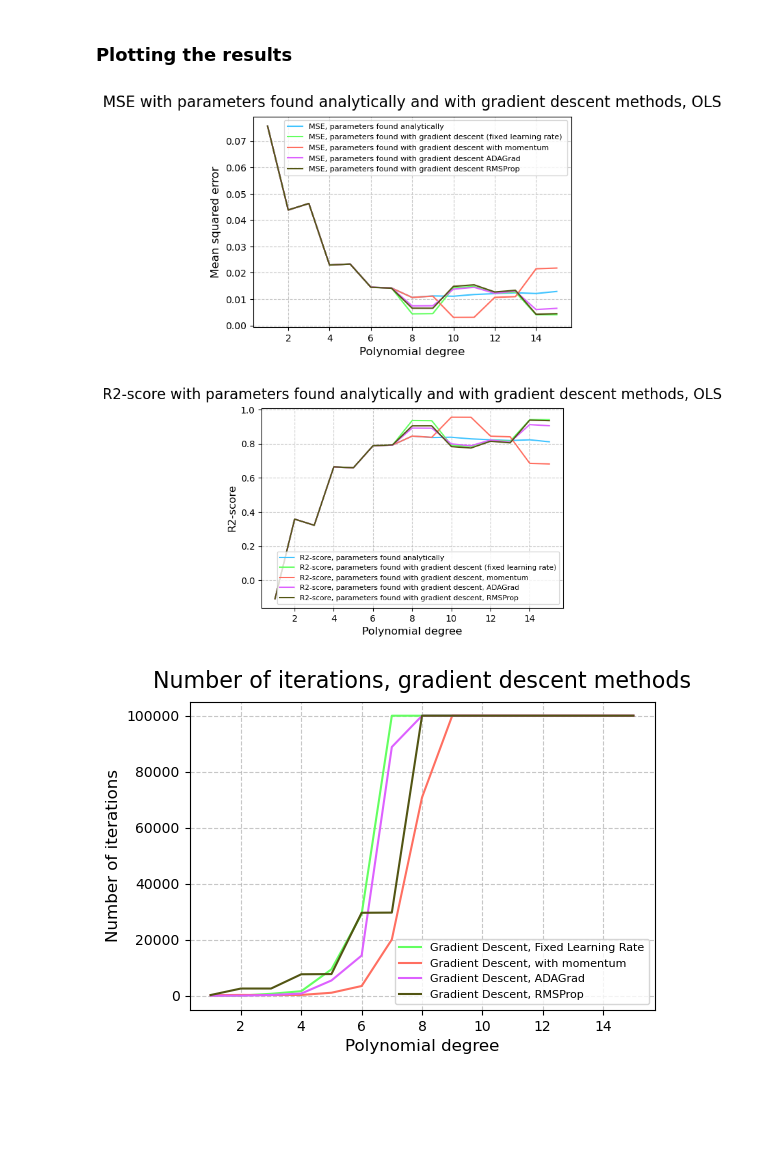
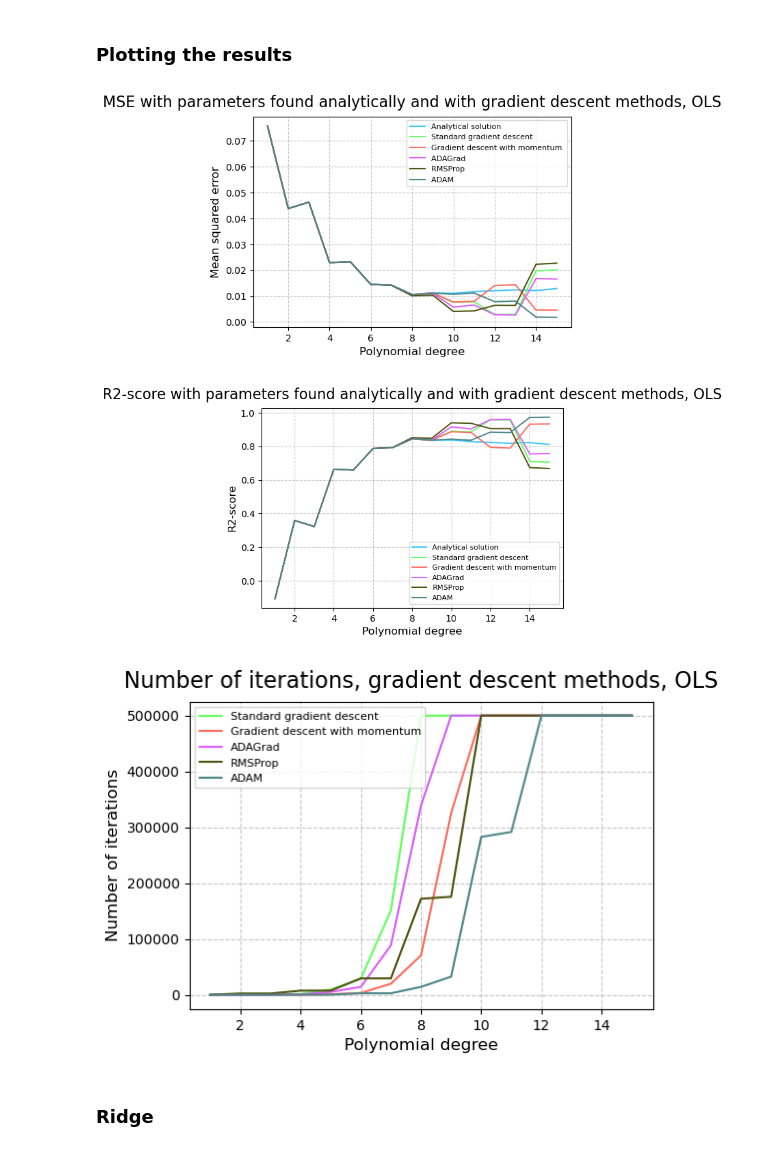
Before and after one commit to egil10/FYSSTK3155, a Jupyter notebook: PROJECT 1/Code/Exd_new.ipynb, the cells around one changed output. Cells and saved outputs as stored; diff of their text form; code cells hidden in the pictures; blank space fills up the shorter version.

```diff
--- a/PROJECT 1/Code/Exd_new.ipynb
+++ b/PROJECT 1/Code/Exd_new.ipynb
@@ -250,6 +364,7 @@ x, y, x_train, x_test, y_train, y_test, y_noisy = prepare_data(n=100)
 # Initialize variables:
 deg_max = 15
 eta = 1e-2
+num_iters = 500000
 
 # Lists for MSEs
 MSE_closed_form_OLS = []
@@ -290,20 +405,20 @@ for p in range(1, deg_max+1):
     # Compute parameters with gradient descent methods and analytical solutions
     beta_closed = OLS_parameters(X_train_s, y_train)
     # Fixed learning rate:
-    beta_gd_fixed_rate, t = gradient_descent_OLS(X_train_s, y_train, eta = 1e-1, num_iters=100000)
+    beta_gd_fixed_rate, t = gradient_descent_OLS(X_train_s, y_train, eta = 1e-1, num_iters=num_iters)
     num_iterations_gd_fixed_learning_rate_OLS.append(t)
     # With momentum:
-    beta_gd_momentum, t = momentum_gradient_descent_OLS(X_train_s, y_train, eta = 1e-1, momentum = 0.9, num_iters=100000)
+    beta_gd_momentum, t = momentum_gradient_descent_OLS(X_train_s, y_train, eta = 1e-1, momentum = 0.9, num_iters=num_iters)
     num_iterations_gd_momentum_OLS.append(t)
     # With ADAGrad:
-    beta_gd_ADAGrad, t = ADAGrad_gradient_descent_OLS(X_train_s, y_train, eta = 1e-1, num_iters=100000)
+    beta_gd_ADAGrad, t = ADAGrad_gradient_descent_OLS(X_train_s, y_train, eta = 1e-1, num_iters=num_iters)
     num_iterations_gd_ADAGrad_OLS.append(t)
     # With RMSProp:
-    beta_gd_RMSProp, t = RMSProp_gradient_descent_OLS(X_train_s, y_train, eta = 1e-4, num_iters=100000)
+    beta_gd_RMSProp, t = RMSProp_gradient_descent_OLS(X_train_s, y_train, eta = 1e-4, num_iters=num_iters)
     num_iterations_gd_RMSProp_OLS.append(t)
     # With ADAM:
-    # beta_gd_ADAM, t = ADAM_gradient_descent_OLS(X_train_s, y_train, eta = eta, num_iters=100000)
-    # num_iterations_gd_ADAM_OLS.append(t)
+    beta_gd_ADAM, t = ADAM_gradient_descent_OLS(X_train_s, y_train, eta = eta, num_iters=num_iters)
+    num_iterations_gd_ADAM_OLS.append(t)
 
     # Compute y_offset
     y_offset = np.mean(y_train)
@@ -313,7 +428,7 @@ for p in range(1, deg_max+1):
     y_pred_momentum = X_test_s @ beta_gd_momentum + y_offset
     y_pred_ADAGrad = X_test_s @ beta_gd_ADAGrad + y_offset
     y_pred_RMSProp = X_test_s @ beta_gd_RMSProp + y_offset
-    # y_pred_ADAM = X_test_s @ beta_gd_ADAM + y_offset
+    y_pred_ADAM = X_test_s @ beta_gd_ADAM + y_offset
 
     # Append MSEs
     MSE_closed_form_OLS.append(mean_squared_error(y_test, y_pred_closed))
@@ -321,7 +436,7 @@ for p in range(1, deg_max+1):
     MSE_gd_momentum_OLS.append(mean_squared_error(y_test, y_pred_momentum))
     MSE_gd_ADAGrad_OLS.append(mean_squared_error(y_test, y_pred_ADAGrad))
     MSE_gd_RMSProp_OLS.append(mean_squared_error(y_test, y_pred_RMSProp))
-    # MSE_gd_ADAM_OLS.append(mean_squared_error(y_test, y_pred_ADAM))
+    MSE_gd_ADAM_OLS.append(mean_squared_error(y_test, y_pred_ADAM))
 
 
     # Append R2 scores
@@ -330,7 +445,7 @@ for p in range(1, deg_max+1):
     R2_gd_momentum_OLS.append(r2_score(y_true=y_test, y_pred = y_pred_momentum))
     R2_gd_ADAGrad_OLS.append(r2_score(y_true=y_test, y_pred = y_pred_ADAGrad))
     R2_gd_RMSProp_OLS.append(r2_score(y_true=y_test, y_pred = y_pred_RMSProp))
-    # R2_gd_ADAM_OLS.append(r2_score(y_true=y_test, y_pred = y_pred_ADAM))
+    R2_gd_ADAM_OLS.append(r2_score(y_true=y_test, y_pred = y_pred_ADAM))
 # %% [markdown]
 ### Plotting the results
 # %%
@@ -339,55 +454,57 @@ degrees = np.arange(1, deg_max+1)
 
 # MSE
 
 plt.figure()
-plt.plot(degrees, MSE_closed_form_OLS, label="MSE, parameters found analytically", color='#40C4FF', linewidth=1.5)
-plt.plot(degrees, MSE_gd_fixed_learning_rate_OLS, label="MSE, parameters found with gradient descent (fixed learning rate) ", color="#64FF61", linewidth=1.5)
-plt.plot(degrees, MSE_gd_momentum_OLS, label="MSE, parameters found with gradient descent with momentum ", color='#FF6F61', linewidth=1.5)
-plt.plot(degrees, MSE_gd_ADAGrad_OLS, label="MSE, parameters found with gradient descent ADAGrad ", color="#DD61FF", linewidth=1.5)
-plt.plot(degrees, MSE_gd_RMSProp_OLS, label="MSE, parameters found with gradient descent RMSProp ", color="#525513", linewidth=1.5)
-# plt.plot(degrees, MSE_gd_ADAM_OLS, label="MSE, parameters found with gradient descent ADAM ", color='#4E8888', linewidth=1.5)
+plt.plot(degrees, MSE_closed_form_OLS, label="Analytical solution", color='#40C4FF', linewidth=1.5)
+plt.plot(degrees, MSE_gd_fixed_learning_rate_OLS, label="Standard gradient descent", color="#64FF61", linewidth=1.5)
+plt.plot(degrees, MSE_gd_momentum_OLS, label="Gradient descent with momentum ", color='#FF6F61', linewidth=1.5)
+plt.plot(degrees, MSE_gd_ADAGrad_OLS, label="ADAGrad ", color="#DD61FF", linewidth=1.5)
+plt.plot(degrees, MSE_gd_RMSProp_OLS, label="RMSProp ", color="#525513", linewidth=1.5)
+plt.plot(degrees, MSE_gd_ADAM_OLS, label="ADAM ", color='#4E8888', linewidth=1.5)
 plt.title("MSE with parameters found analytically and with gradient descent methods, OLS", fontsize=16, fontfamily='sans-serif', pad=10)
 plt.ylabel("Mean squared error", fontsize=12, fontfamily='sans-serif')
 plt.xlabel("Polynomial degree", fontsize=12, fontfamily='sans-serif')
 plt.legend(fontsize=8)
 plt.grid(True, linestyle='--', alpha=0.7)
 fig = plt.gcf()
 fig.set_size_inches(6, 4)
-# plt.savefig("Plots/mse_closed_form_and_gradient_descent_momentum_ols.pdf", bbox_inches="tight")
+plt.savefig("Plots/MSE_gradient_descent_methods_OLS.pdf", bbox_inches="tight")
 plt.show()
 
-plt.plot(degrees, R2_score_closed_form_OLS, label="R2-score, parameters found analytically", color='#40C4FF', linewidth=1.5)
-plt.plot(degrees, R2_gd_fixed_learning_rate_OLS, label="R2-score, parameters found with gradient descent (fixed learning rate)", color='#64FF61', linewidth=1.5)
-plt.plot(degrees, R2_gd_momentum_OLS, label="R2-score, parameters found with gradient descent, momentum", color='#FF6F61', linewidth=1.5)
-plt.plot(degrees, R2_gd_ADAGrad_OLS, label="R2-score, parameters found with gradient descent, ADAGrad", color='#DD61FF', linewidth=1.5)
-plt.plot(degrees, R2_gd_RMSProp_OLS, label="R2-score, parameters found with gradient descent, RMSProp", color="#525513", linewidth=1.5)
-# plt.plot(degrees, R2_gd_ADAM_OLS, label="R2-score, parameters found with gradient descent, ADAM", color="#4E8888", linewidth=1.5)
+plt.plot(degrees, R2_score_closed_form_OLS, label="Analytical solution", color='#40C4FF', linewidth=1.5)
+plt.plot(degrees, R2_gd_fixed_learning_rate_OLS, label="Standard gradient descent", color='#64FF61', linewidth=1.5)
+plt.plot(degrees, R2_gd_momentum_OLS, label="Gradient descent with momentum", color='#FF6F61', linewidth=1.5)
+plt.plot(degrees, R2_gd_ADAGrad_OLS, label="ADAGrad", color='#DD61FF', linewidth=1.5)
+plt.plot(degrees, R2_gd_RMSProp_OLS, label="RMSProp", color="#525513", linewidth=1.5)
+plt.plot(degrees, R2_gd_ADAM_OLS, label="ADAM", color="#4E8888", linewidth=1.5)
 plt.title("R2-score with parameters found analytically and with gradient descent methods, OLS", fontsize=16, fontfamily='sans-serif', pad=10)
 plt.legend(fontsize=8)
 plt.ylabel("R2-score", fontsize=12, fontfamily='sans-serif')
 plt.xlabel("Polynomial degree", fontsize=12, fontfamily='sans-serif')
 plt.grid(True, linestyle='--', alpha=0.7)
 fig = plt.gcf()
 fig.set_size_inches(6, 4)
-# plt.savefig("Plots/r2_closed_form_and_gradient_descent_momentum_ols.pdf", bbox_inches="tight")
+plt.savefig("Plots/r2_gradient_descent_methods_OLS.pdf", bbox_inches="tight")
 plt.show()
 
-plt.plot(degrees, num_iterations_gd_fixed_learning_rate_OLS, label="Gradient Descent, Fixed Learning Rate", color='#64FF61', linewidth=1.5)
-plt.plot(degrees, num_iterations_gd_momentum_OLS, label="Gradient Descent, with momentum", color='#FF6F61', linewidth=1.5)
-plt.plot(degrees, num_iterations_gd_ADAGrad_OLS, label="Gradient Descent, ADAGrad", color='#DD61FF', linewidth=1.5)
-plt.plot(degrees, num_iterations_gd_RMSProp_OLS, label="Gradient Descent, RMSProp", color='#525513', linewidth=1.5)
-# plt.plot(degrees, num_iterations_gd_ADAM_OLS, label="Gradient Descent, ADAM", color='#4E8888', linewidth=1.5)
-plt.title(f"Number of iterations, gradient descent methods", fontsize=16, fontfamily='sans-serif', pad=10)
+plt.plot(degrees, num_iterations_gd_fixed_learning_rate_OLS, label="Standard gradient descent", color='#64FF61', linewidth=1.5)
+plt.plot(degrees, num_iterations_gd_momentum_OLS, label="Gradient descent with momentum", color='#FF6F61', linewidth=1.5)
+plt.plot(degrees, num_iterations_gd_ADAGrad_OLS, label="ADAGrad", color='#DD61FF', linewidth=1.5)
+plt.plot(degrees, num_iterations_gd_RMSProp_OLS, label="RMSProp", color='#525513', linewidth=1.5)
+plt.plot(degrees, num_iterations_gd_ADAM_OLS, label="ADAM", color='#4E8888', linewidth=1.5)
+plt.title("Number of iterations, gradient descent methods, OLS", fontsize=16, fontfamily='sans-serif', pad=10)
 plt.ylabel("Number of iterations", fontsize=12, fontfamily='sans-serif')
 plt.xlabel("Polynomial degree", fontsize=12, fontfamily='sans-serif')
 plt.legend(fontsize=8)
 plt.grid(True, linestyle='--', alpha=0.7)
 fig = plt.gcf()
 fig.set_size_inches(6, 4)
-# plt.savefig("Plots/number_of_iterations_gradient_descent_momentum_ols.pdf", bbox_inches="tight")
+plt.savefig("Plots/number_of_iterations_gradient_descent_methods_OLS.pdf", bbox_inches="tight")
 plt.show()
 # %% [output]
-[figure, old version]
+[figure, new version]
-[figure, old version]
+[figure, new version]
-[figure, old version]
+[figure, new version]
+# %% [markdown]
+### Ridge
 # %%
```
Also changed, not shown: parts of 10 cells of this notebook, 8 other files.
